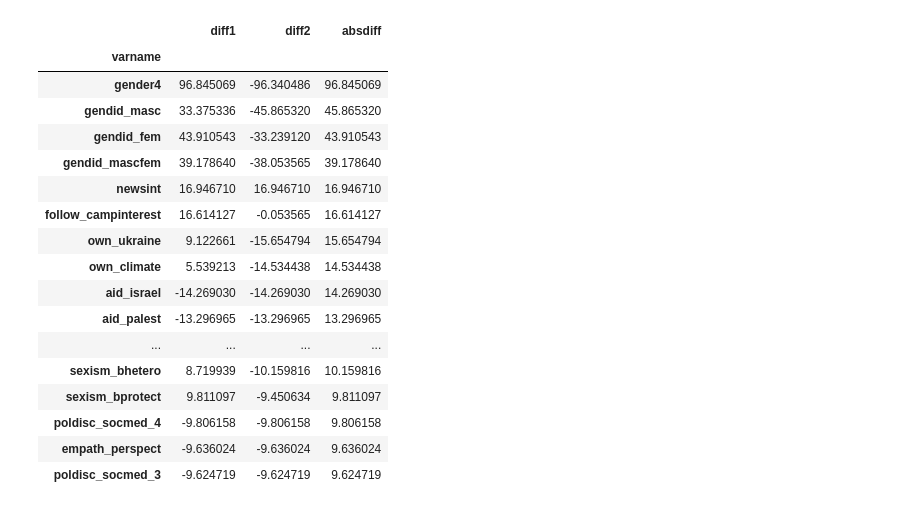
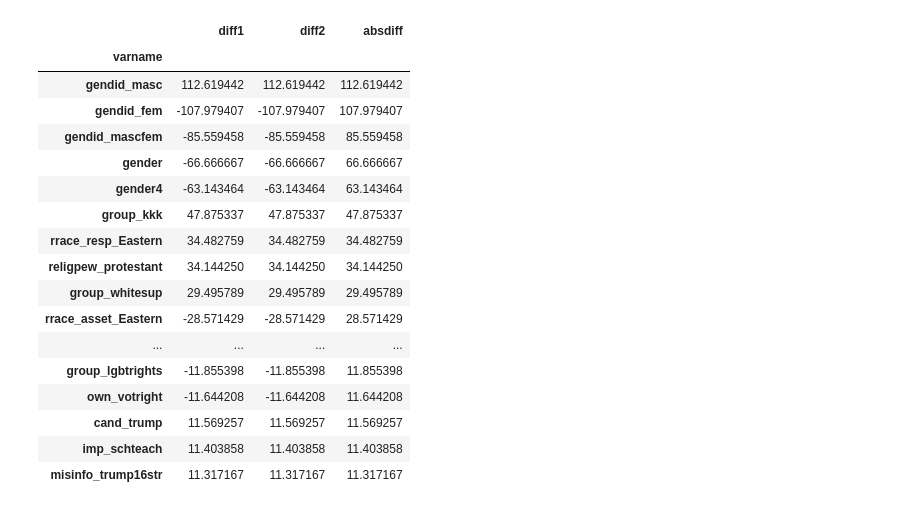
Before and after one commit to AllenDowney/ProbablyOverthinkingIt, a Jupyter notebook: examples/anes_2024_pilot.ipynb, the cells around one changed output. Saved outputs shown, nothing was run; the diff lists cells and outputs as text; code cells hidden in the pictures.

```diff
--- a/examples/anes_2024_pilot.ipynb
+++ b/examples/anes_2024_pilot.ipynb
@@ -290,4 +207 @@ value_counts(df["gender"])
 [interactive output not drawn]
-# %%
-df["age"] = df["age"].replace(-9, np.nan)
-value_counts(df["age"])
@@ -597,0 +967,17 @@ def compute_diff(col, flag):
+# %%
+def compute_diff_means(col, flag):
+    male = df_male[col].dropna()
+    try:
+        male = male.where(male >= 0, np.nan)
+    except TypeError:
+        return np.nan
+
+    female = df_female[col].dropna()
+    female = female.where(female >= 0, np.nan)
+
+    if male.count() == 0 or female.count() == 0:
+        return np.nan
+
+    m1, m2 = male.mean(), female.mean()
+    avg = (m1 + m2) / 2
+    return (m1 - m2) / avg
@@ -597,0 +1009,4 @@ def compute_diff(col, flag):
+# %%
+candidate_cols = [
+    col for col in df.columns if not col.endswith("timing") and not col.endswith("skp")
+]
@@ -598,6 +1015,6 @@ def compute_diff(col, flag):
 # %%
 res = []
-for col in df.columns:
-    diff1 = compute_diff(col, True)
-    diff2 = compute_diff(col, False)
+for col in candidate_cols:
+    diff1 = compute_diff_means(col, True)
+    diff2 = compute_diff_means(col, False)
     res.append((col, diff1, diff2))
@@ -611,26 +1034,24 @@ diff_df['absdiff'] = np.maximum(diff_df['diff1'].abs(), diff_df['diff2'].abs())
 # %%
-candidates = (
-    diff_df.sort_values(by="absdiff", ascending=False)
-)
-candidates.index = candidates['varname']
-candidates = candidates.drop(columns=['varname']) * 100
+candidates = diff_df.sort_values(by="absdiff", ascending=False)
+candidates.index = candidates["varname"]
+candidates = candidates.drop(columns=["varname"]) * 100
 candidates.head(50)
 # %% [output]
 |  | diff1 | diff2 | absdiff |
 | varname |  |  |  |
-| gender4 | 96.845069 | -96.340486 | 96.845069 |
-| gendid_masc | 33.375336 | -45.865320 | 45.865320 |
-| gendid_fem | 43.910543 | -33.239120 | 43.910543 |
-| gendid_mascfem | 39.178640 | -38.053565 | 39.178640 |
-| newsint | 16.946710 | 16.946710 | 16.946710 |
-| follow_campinterest | 16.614127 | -0.053565 | 16.614127 |
-| own_ukraine | 9.122661 | -15.654794 | 15.654794 |
-| own_climate | 5.539213 | -14.534438 | 14.534438 |
-| aid_israel | -14.269030 | -14.269030 | 14.269030 |
-| aid_palest | -13.296965 | -13.296965 | 13.296965 |
+| gendid_masc | 112.619442 | 112.619442 | 112.619442 |
+| gendid_fem | -107.979407 | -107.979407 | 107.979407 |
+| gendid_mascfem | -85.559458 | -85.559458 | 85.559458 |
+| gender | -66.666667 | -66.666667 | 66.666667 |
+| gender4 | -63.143464 | -63.143464 | 63.143464 |
+| group_kkk | 47.875337 | 47.875337 | 47.875337 |
+| rrace_resp_Eastern | 34.482759 | 34.482759 | 34.482759 |
+| religpew_protestant | 34.144250 | 34.144250 | 34.144250 |
+| group_whitesup | 29.495789 | 29.495789 | 29.495789 |
+| rrace_asset_Eastern | -28.571429 | -28.571429 | 28.571429 |
 | ... | ... | ... | ... |
-| sexism_bhetero | 8.719939 | -10.159816 | 10.159816 |
-| sexism_bprotect | 9.811097 | -9.450634 | 9.811097 |
-| poldisc_socmed_4 | -9.806158 | -9.806158 | 9.806158 |
-| empath_perspect | -9.636024 | -9.636024 | 9.636024 |
-| poldisc_socmed_3 | -9.624719 | -9.624719 | 9.624719 |
+| group_lgbtrights | -11.855398 | -11.855398 | 11.855398 |
+| own_votright | -11.644208 | -11.644208 | 11.644208 |
+| cand_trump | 11.569257 | 11.569257 | 11.569257 |
+| imp_schteach | 11.403858 | 11.403858 | 11.403858 |
+| misinfo_trump16str | 11.317167 | 11.317167 | 11.317167 |
```
Also changed, not shown: parts of 127 cells of this notebook.
